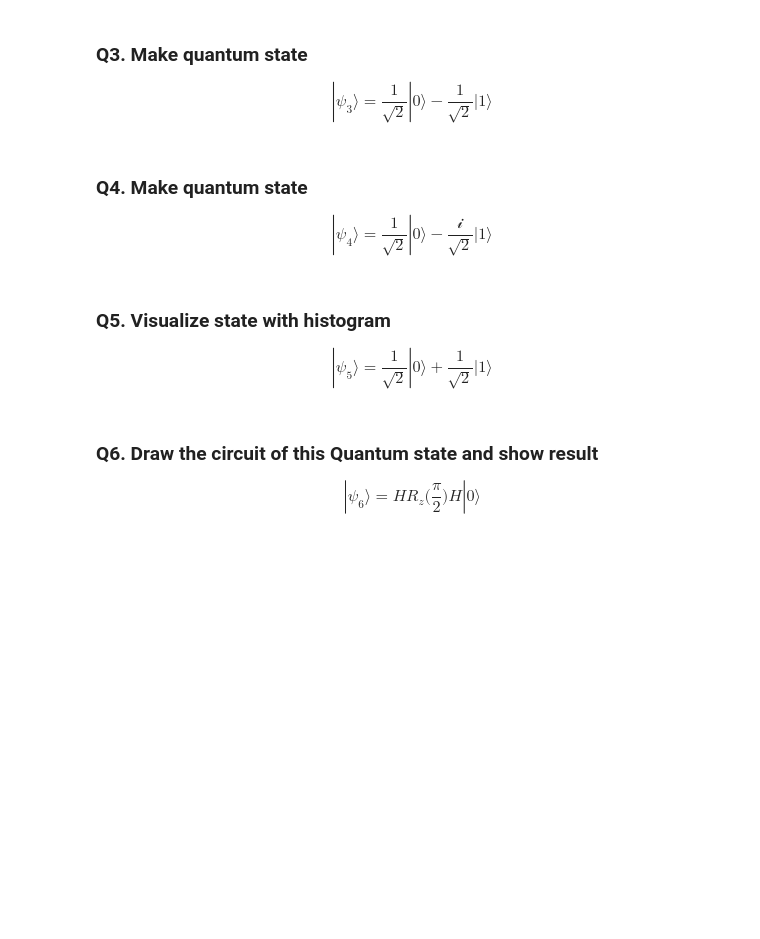
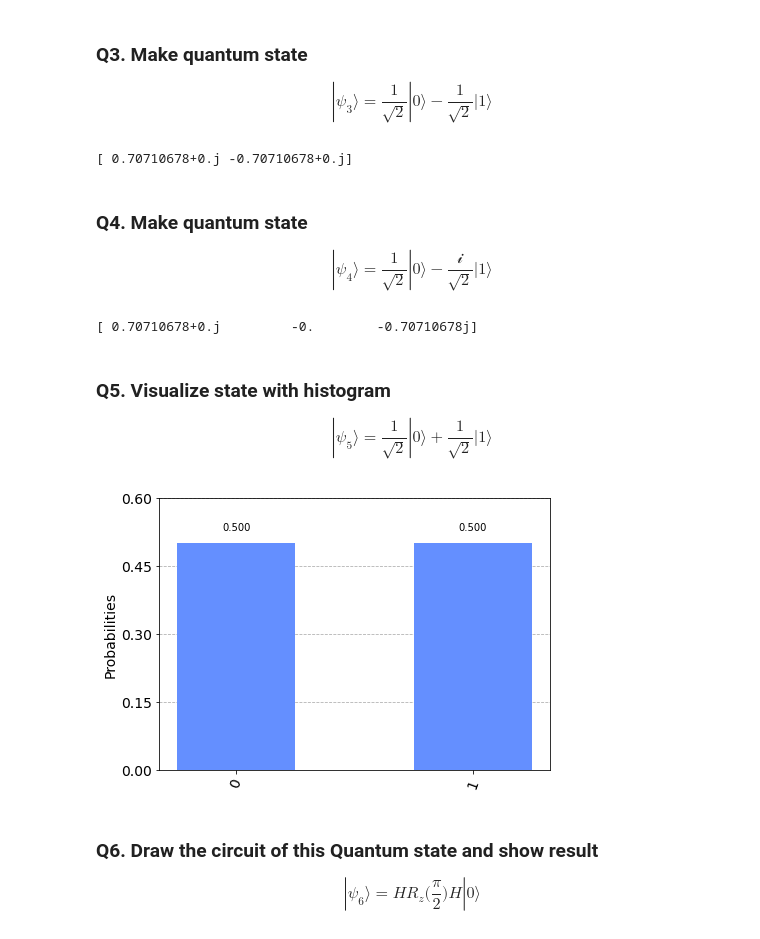
Before and after one commit to Chibikuri/Assignment, a Jupyter notebook: 1.one_qubit/Notebook.ipynb, the cells around one changed output. Saved outputs shown, nothing was run; the diff lists cells and outputs as text; code cells hidden in the pictures; blank space fills up the shorter version.

```diff
--- a/1.one_qubit/Notebook.ipynb
+++ b/1.one_qubit/Notebook.ipynb
@@ -23,14 +38,35 @@ $$|\psi_2\rangle = \sqrt{\frac{3}{4}}|0\rangle + \frac{1}{\sqrt{4}}|1\rangle$$
 ### Q3. Make quantum state
 
 $$|\psi_3\rangle = \frac{1}{\sqrt{2}}|0\rangle - \frac{1}{\sqrt{2}}|1\rangle$$
+# %%
+qc = QuantumCircuit(1)
+qc.initialize([1/math.sqrt(2),-1/math.sqrt(2)], 0)
+
+print(execute(qc, statevector).result().get_statevector())
+# %% [output]
+[ 0.70710678+0.j -0.70710678+0.j]
 # %% [markdown]
 ### Q4. Make quantum state
 
 $$|\psi_4\rangle = \frac{1}{\sqrt{2}}|0\rangle - \frac{\mathcal{i}}{\sqrt{2}}|1\rangle$$
+# %%
+qc = QuantumCircuit(1)
+qc.initialize([1/math.sqrt(2),-1j/math.sqrt(2)], 0)
+
+print(execute(qc, statevector).result().get_statevector())
+# %% [output]
+[ 0.70710678+0.j         -0.        -0.70710678j]
 # %% [markdown]
 ### Q5. Visualize state with histogram
 
 $$|\psi_5\rangle = \frac{1}{\sqrt{2}}|0\rangle + \frac{1}{\sqrt{2}}|1\rangle$$
+# %%
+qc = QuantumCircuit(1)
+qc.h(0)
+
+plot_histogram(execute(qc, statevector).result().get_counts())
+# %% [output]
+[figure, added]
 # %% [markdown]
 ### Q6. Draw the circuit of this Quantum state and show result
 
```
Also changed, not shown: parts of 7 cells of this notebook.
